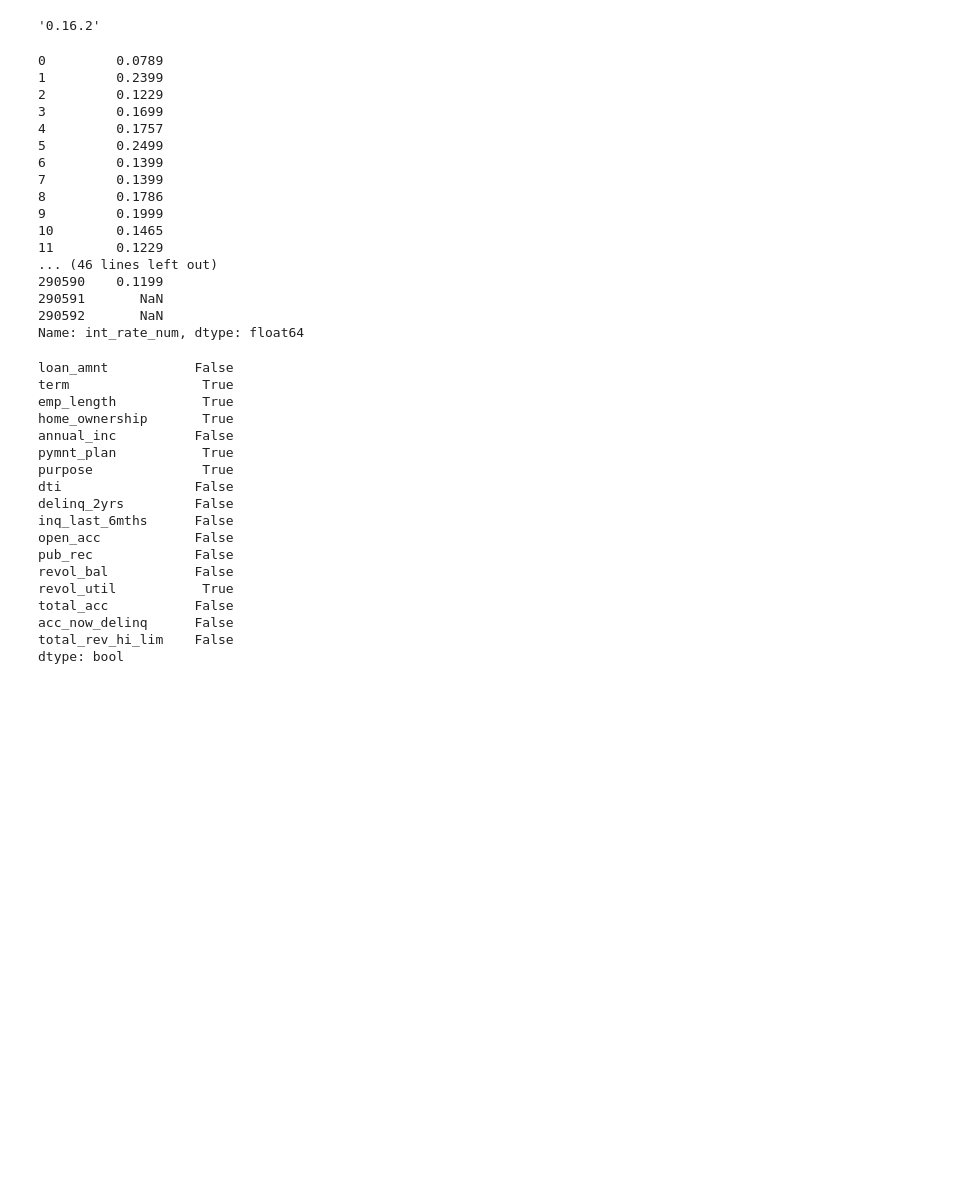
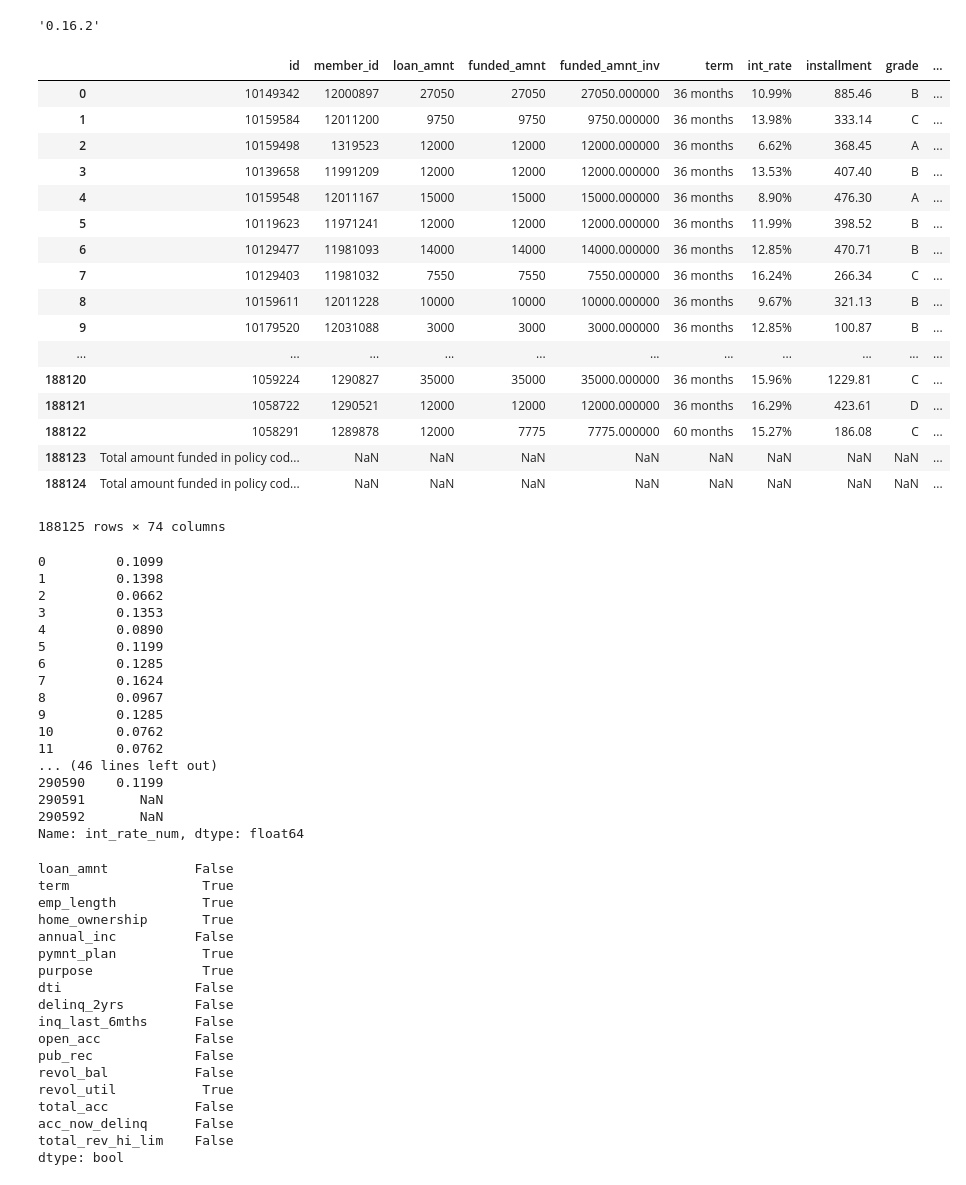
Before and after one commit to tedcheng/lendingclub, a Jupyter notebook: interest_rate_prediction.ipynb, the cells around one changed output. Cells and saved outputs as stored; diff of their text form; code cells hidden in the pictures; blank space fills up the shorter version.

```diff
--- a/interest_rate_prediction.ipynb
+++ b/interest_rate_prediction.ipynb
@@ -15,3 +15,25 @@ features = ['loan_amnt', 'term',
        'pymnt_plan','purpose', 'dti', 'delinq_2yrs', 'inq_last_6mths',
         'open_acc','pub_rec', 'revol_bal', 'revol_util', 'total_acc',
        'acc_now_delinq','total_rev_hi_lim']
+# %%
+loan_2014 = pd.read_csv('data/2013-2014.csv')
+loan_2013 = pd.read_csv('data/2012-2013.csv')
+# %% [output]
+|  | id | member_id | loan_amnt | funded_amnt | funded_amnt_inv | term | int_rate | installment | grade | ... |
+| 0 | 10149342 | 12000897 | 27050 | 27050 | 27050.000000 | 36 months | 10.99% | 885.46 | B | ... |
+| 1 | 10159584 | 12011200 | 9750 | 9750 | 9750.000000 | 36 months | 13.98% | 333.14 | C | ... |
+| 2 | 10159498 | 1319523 | 12000 | 12000 | 12000.000000 | 36 months | 6.62% | 368.45 | A | ... |
+| 3 | 10139658 | 11991209 | 12000 | 12000 | 12000.000000 | 36 months | 13.53% | 407.40 | B | ... |
+| 4 | 10159548 | 12011167 | 15000 | 15000 | 15000.000000 | 36 months | 8.90% | 476.30 | A | ... |
+| 5 | 10119623 | 11971241 | 12000 | 12000 | 12000.000000 | 36 months | 11.99% | 398.52 | B | ... |
+| 6 | 10129477 | 11981093 | 14000 | 14000 | 14000.000000 | 36 months | 12.85% | 470.71 | B | ... |
+| 7 | 10129403 | 11981032 | 7550 | 7550 | 7550.000000 | 36 months | 16.24% | 266.34 | C | ... |
+| 8 | 10159611 | 12011228 | 10000 | 10000 | 10000.000000 | 36 months | 9.67% | 321.13 | B | ... |
+| 9 | 10179520 | 12031088 | 3000 | 3000 | 3000.000000 | 36 months | 12.85% | 100.87 | B | ... |
+| ... | ... | ... | ... | ... | ... | ... | ... | ... | ... | ... |
+| 188120 | 1059224 | 1290827 | 35000 | 35000 | 35000.000000 | 36 months | 15.96% | 1229.81 | C | ... |
+| 188121 | 1058722 | 1290521 | 12000 | 12000 | 12000.000000 | 36 months | 16.29% | 423.61 | D | ... |
+| 188122 | 1058291 | 1289878 | 12000 | 7775 | 7775.000000 | 60 months | 15.27% | 186.08 | C | ... |
+| 188123 | Total amount funded in policy cod... | NaN | NaN | NaN | NaN | NaN | NaN | NaN | NaN | ... |
+| 188124 | Total amount funded in policy cod... | NaN | NaN | NaN | NaN | NaN | NaN | NaN | NaN | ... |
+188125 rows × 74 columns
@@ -18,19 +42,19 @@ features = ['loan_amnt', 'term',
 # %%
-loan_2015['int_rate_num'] = [float(str(t).replace("%", ""))/100 for t in loan_2015.int_rate]
-loan_2015.int_rate_num
+all_loan['int_rate_num'] = [float(str(t).replace("%", ""))/100 for t in all_loan.int_rate]
+all_loan.int_rate_num
 # %% [output]
-0         0.0789
-1         0.2399
-2         0.1229
-3         0.1699
-4         0.1757
-5         0.2499
-6         0.1399
-7         0.1399
-8         0.1786
-9         0.1999
-10        0.1465
-11        0.1229
+0         0.1099
+1         0.1398
+2         0.0662
+3         0.1353
+4         0.0890
+5         0.1199
+6         0.1285
+7         0.1624
+8         0.0967
+9         0.1285
+10        0.0762
+11        0.0762
 ... (46 lines left out)
 290590    0.1199
 290591       NaN
```
Also changed, not shown: parts of 14 cells of this notebook.
